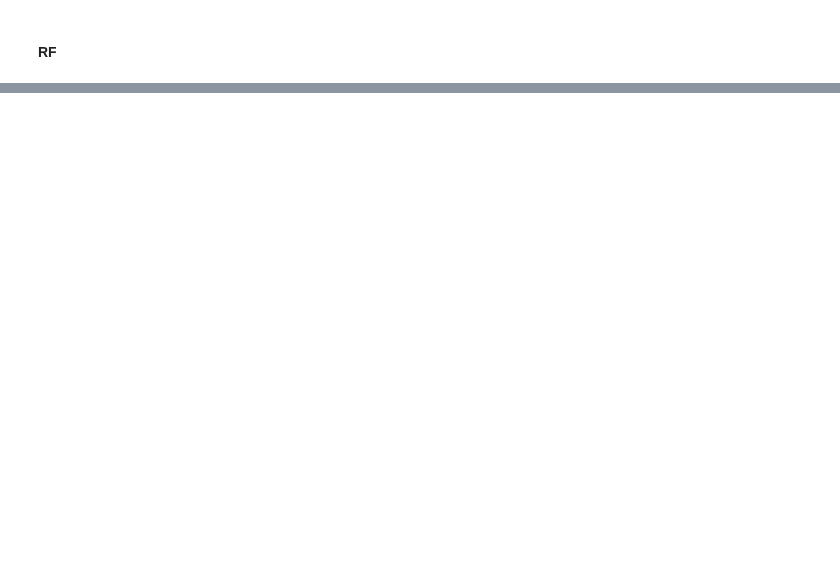
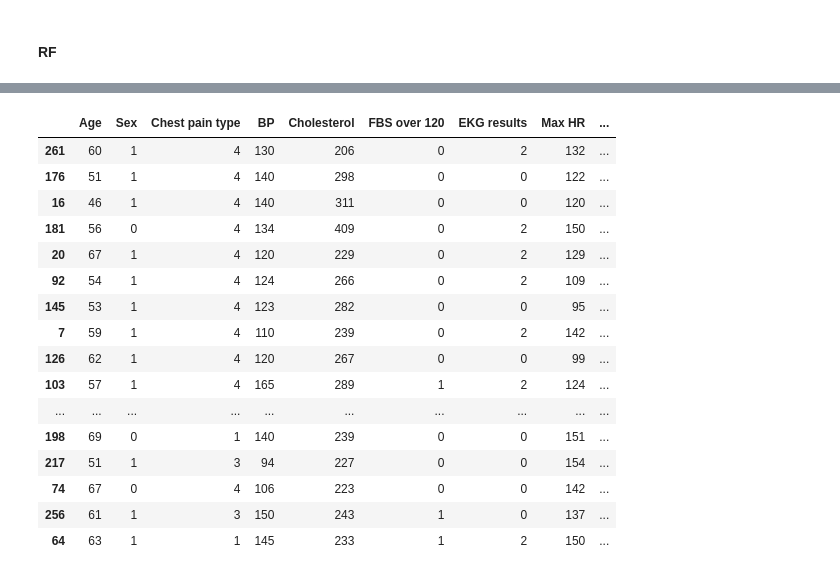
Before and after one commit to SubhavBatra/Sarvogya, a Jupyter notebook: main_legion.ipynb, the cells around one changed output, grey strips where cells are left out. Saved outputs shown, nothing was run; the diff lists cells and outputs as text; code cells hidden in the pictures; blank space fills up the shorter version.

```diff
--- a/main_legion.ipynb
+++ b/main_legion.ipynb
@@ -210,4 +222,25 @@ df_final
 # %%
 #drop actual column
 df_final.drop(['Actual'], axis=1, inplace=True)
-df_final.to_csv('isAdmitted.csv')
+# add a new column to the dataframe LOS and initialize with TBA
+df_final['LOS'] = 'TBA'
+# %%
+df_final
+# %% [output]
+|  | Age | Sex | Chest pain type | BP | Cholesterol | FBS over 120 | EKG results | Max HR | ... |
+| 261 | 60 | 1 | 4 | 130 | 206 | 0 | 2 | 132 | ... |
+| 176 | 51 | 1 | 4 | 140 | 298 | 0 | 0 | 122 | ... |
+| 16 | 46 | 1 | 4 | 140 | 311 | 0 | 0 | 120 | ... |
+| 181 | 56 | 0 | 4 | 134 | 409 | 0 | 2 | 150 | ... |
+| 20 | 67 | 1 | 4 | 120 | 229 | 0 | 2 | 129 | ... |
+| 92 | 54 | 1 | 4 | 124 | 266 | 0 | 2 | 109 | ... |
+| 145 | 53 | 1 | 4 | 123 | 282 | 0 | 0 | 95 | ... |
+| 7 | 59 | 1 | 4 | 110 | 239 | 0 | 2 | 142 | ... |
+| 126 | 62 | 1 | 4 | 120 | 267 | 0 | 0 | 99 | ... |
+| 103 | 57 | 1 | 4 | 165 | 289 | 1 | 2 | 124 | ... |
+| ... | ... | ... | ... | ... | ... | ... | ... | ... | ... |
+| 198 | 69 | 0 | 1 | 140 | 239 | 0 | 0 | 151 | ... |
+| 217 | 51 | 1 | 3 | 94 | 227 | 0 | 0 | 154 | ... |
+| 74 | 67 | 0 | 4 | 106 | 223 | 0 | 0 | 142 | ... |
+| 256 | 61 | 1 | 3 | 150 | 243 | 1 | 0 | 137 | ... |
+| 64 | 63 | 1 | 1 | 145 | 233 | 1 | 2 | 150 | ... |
```
Also changed, not shown: parts of 18 cells of this notebook, 6 other files.
